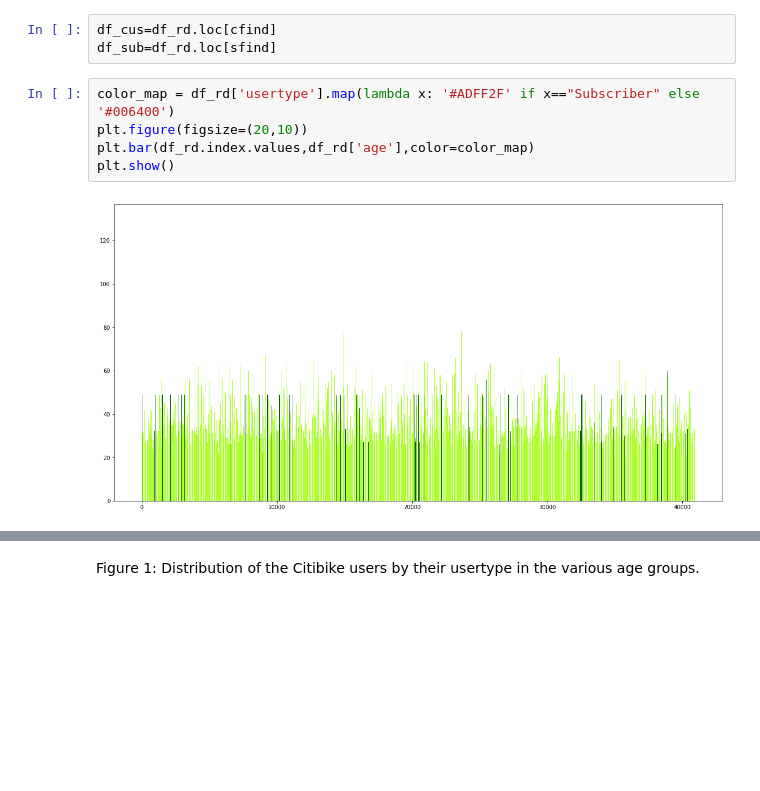
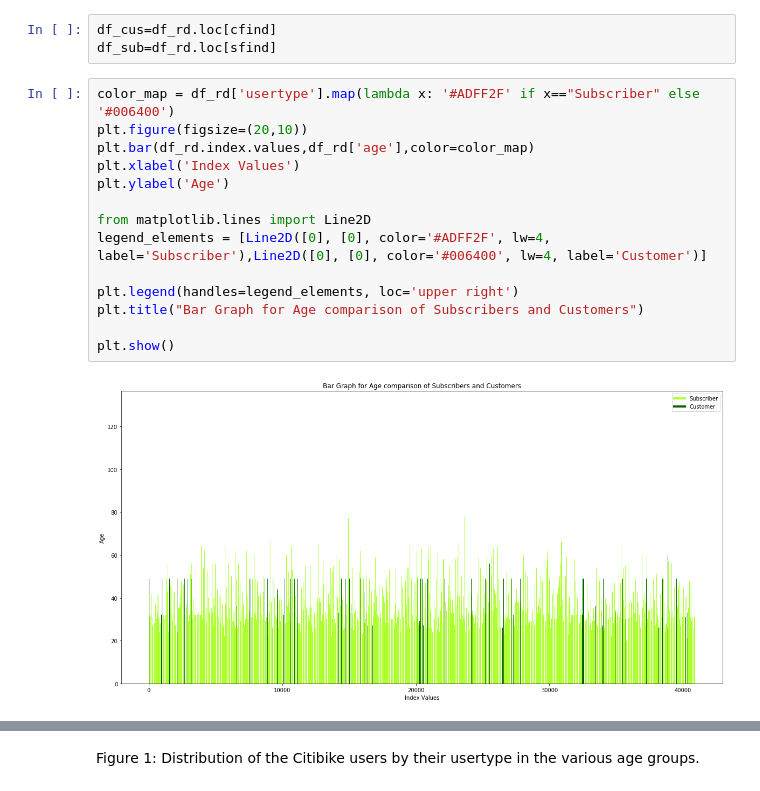
Before and after one commit to karansaini282/Urban-Informatics, a Jupyter notebook: HW4_ks5063/Assignment2.ipynb, the cells around one changed output, grey strips where cells are left out. Drawn from its saved outputs; the diff is of its cells as text; blank space fills up the shorter version.

```diff
--- a/HW4_ks5063/Assignment2.ipynb
+++ b/HW4_ks5063/Assignment2.ipynb
@@ -103,7 +104,16 @@ df_sub=df_rd.loc[sfind]
 # %%
 color_map = df_rd['usertype'].map(lambda x: '#ADFF2F' if x=="Subscriber" else '#006400')
 plt.figure(figsize=(20,10))
 plt.bar(df_rd.index.values,df_rd['age'],color=color_map)
+plt.xlabel('Index Values')
+plt.ylabel('Age')
+
+from matplotlib.lines import Line2D
+legend_elements = [Line2D([0], [0], color='#ADFF2F', lw=4, label='Subscriber'),Line2D([0], [0], color='#006400', lw=4, label='Customer')]
+
+plt.legend(handles=legend_elements, loc='upper right')
+plt.title("Bar Graph for Age comparison of Subscribers and Customers")
+
 plt.show()
 # %% [output]
-[figure, old version]
+[figure, new version]
```
Also changed, not shown: parts of 5 cells of this notebook, 2 other files.
